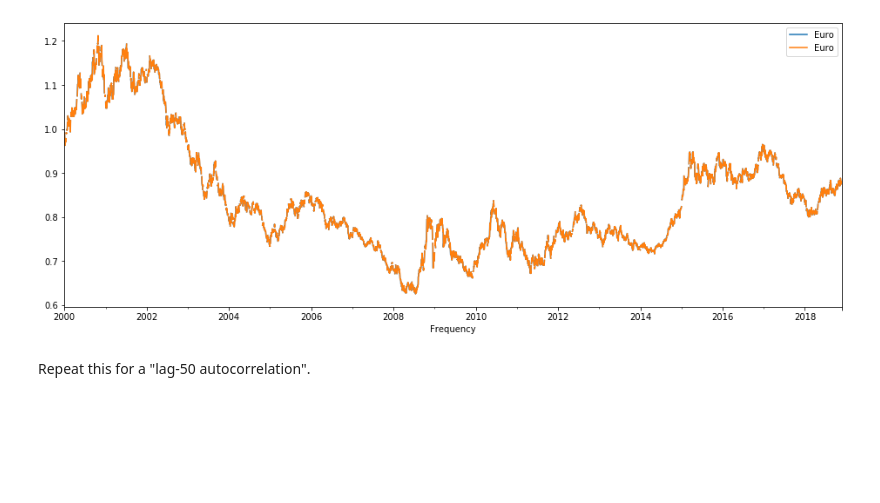
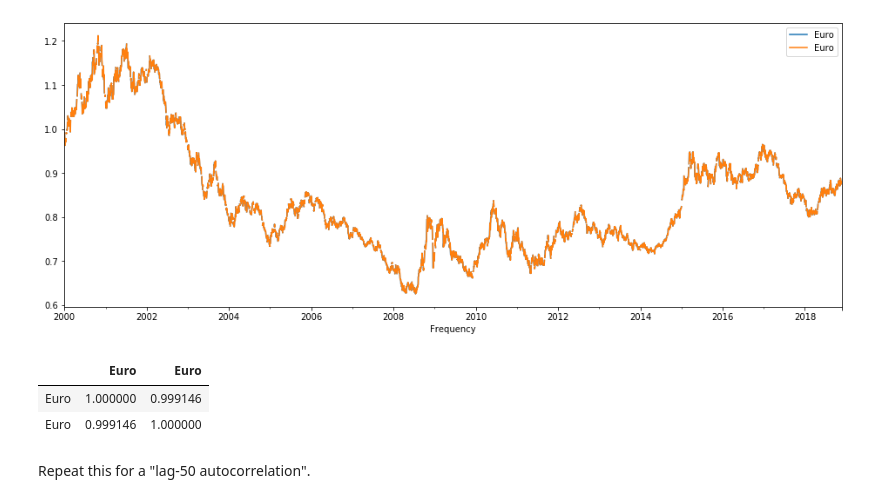
Before and after one commit to rmei97/dsc-corr-autocorr-in-time-series-lab-nyc-ds-033020, a Jupyter notebook: index.ipynb, the cells around one changed output. Drawn from its saved outputs; the diff is of its cells as text; code cells hidden in the pictures; blank space fills up the shorter version.

```diff
--- a/index.ipynb
+++ b/index.ipynb
@@ -126,6 +126,11 @@ lag_1.plot(figsize =(16,6))
 [figure]
 # %%
 # Correlation
+lag_1.corr()
+# %% [output]
+|  | Euro | Euro |
+| Euro | 1.000000 | 0.999146 |
+| Euro | 0.999146 | 1.000000 |
 # %% [markdown]
 Repeat this for a "lag-50 autocorrelation".
 # %%
```
Also changed, not shown: parts of 1 cell of this notebook.
